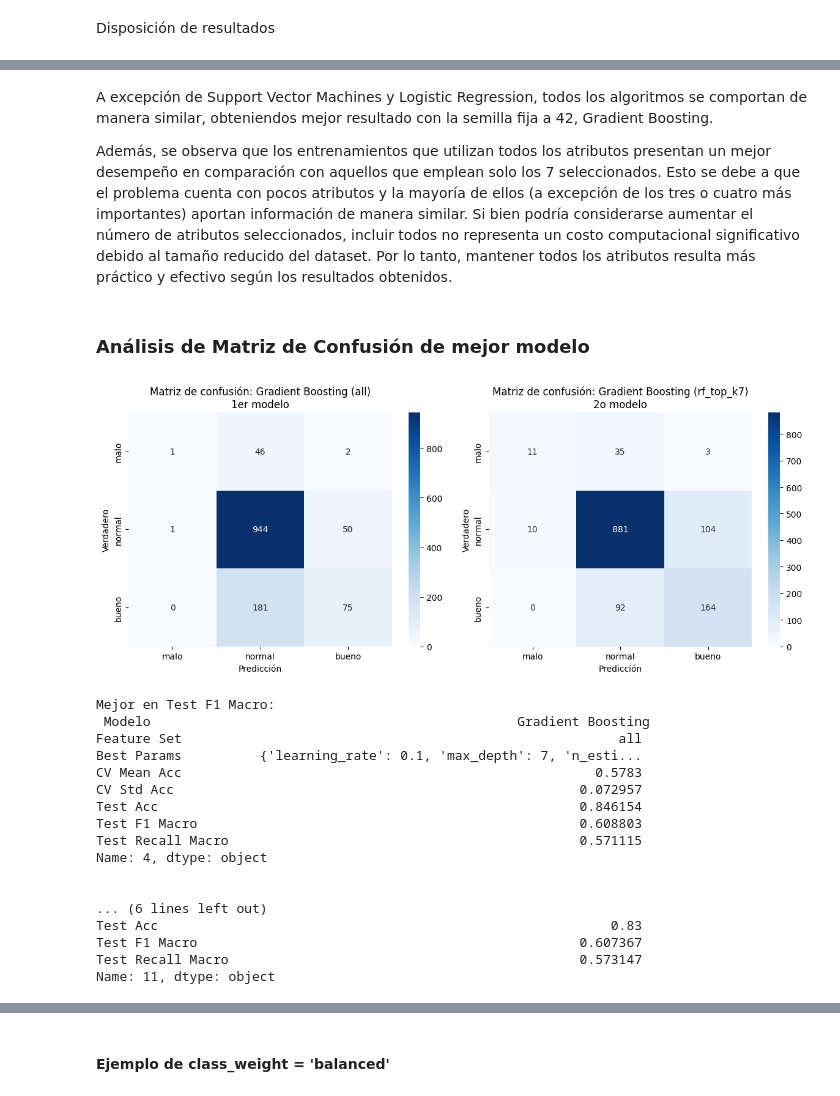
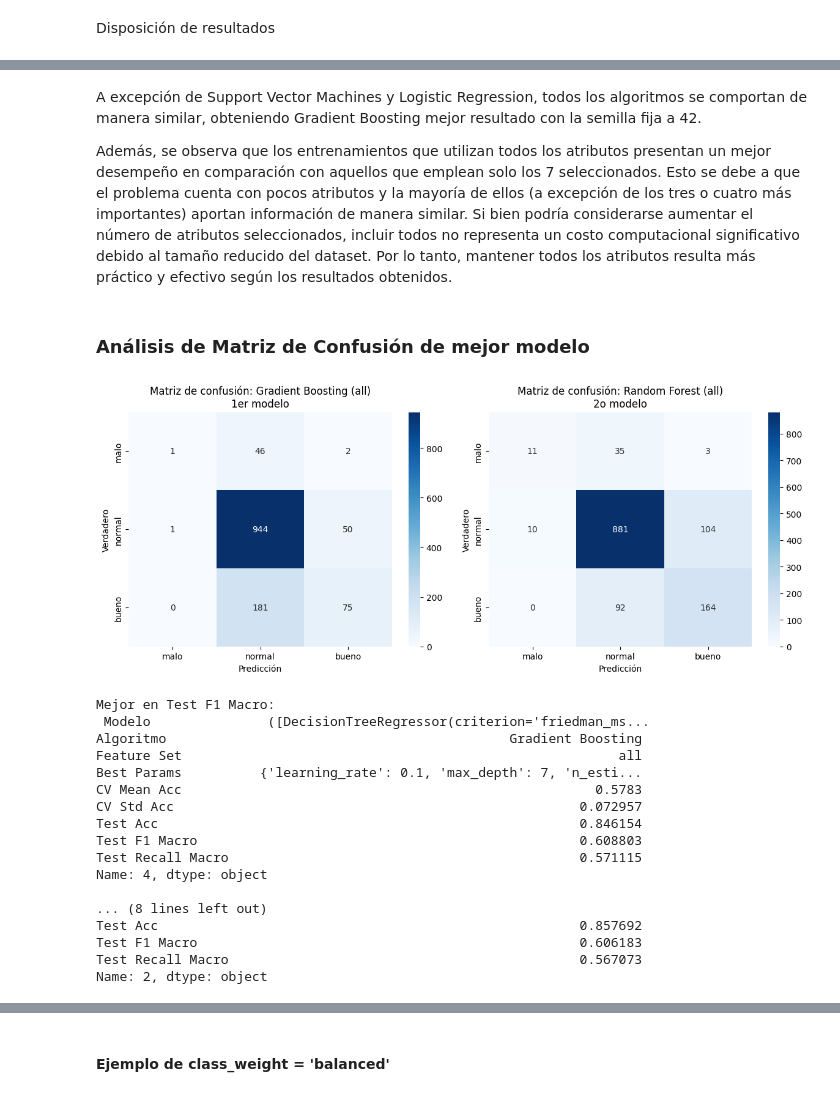
Before and after one commit to carlosbelop/CBL-TestDataScience-1, a Jupyter notebook: notebooks/CBL-TestDataScience-1.ipynb, the cells around one changed output, grey strips where cells are left out. Saved outputs shown, nothing was run; the diff lists cells and outputs as text; code cells hidden in the pictures.

```diff
--- a/notebooks/CBL-TestDataScience-1.ipynb
+++ b/notebooks/CBL-TestDataScience-1.ipynb
@@ -430,6 +439,7 @@ def evaluate_models_with_grid(param_grid: dict, selected_sets: dict, X_train: np
 
     for set_name, feat_list in selected_sets.items():
         idxs = [feature_names.index(f) for f in feat_list]
+        idxs.sort()
         X_tr_sub = X_train[:, idxs]
         X_te_sub = X_test[:, idxs]
 
@@ -559,7 +569,8 @@ Disposición de resultados
 
 # Convertimos a tabla
 df_results = pd.DataFrame([{
-    'Modelo': r['Algorithm'],
+    'Modelo': r['best_model'],
+    'Algoritmo': r['Algorithm'],
     'Feature Set': r['feature_set'],
     'Best Params': r['best_params'],
     'CV Mean Acc': r['cv_mean_acc'],
@@ -574,7 +585,7 @@ df_results = df_results.sort_values(by='Test F1 Macro', ascending=False)
 
 # Resultados en formato tabla
 print(tabulate(
-    df_results[['Modelo', 'Feature Set', 'CV Mean Acc', 'Test Acc', 'Test F1 Macro', 'Test Recall Macro']],
+    df_results[['Algoritmo', 'Feature Set', 'CV Mean Acc', 'Test Acc', 'Test F1 Macro', 'Test Recall Macro']],
     headers='keys',
     tablefmt='fancy_grid',
     showindex=False
@@ -610,5 +621,5 @@ plt.show()
 # %% [markdown]
-A excepción de Support Vector Machines y Logistic Regression, todos los algoritmos se comportan de manera similar, obteniendos mejor resultado con la semilla fija a 42, Gradient Boosting.
+A excepción de Support Vector Machines y Logistic Regression, todos los algoritmos se comportan de manera similar, obteniendo Gradient Boosting mejor resultado con la semilla fija a 42.
 
 Además, se observa que los entrenamientos que utilizan todos los atributos presentan un mejor desempeño en comparación con aquellos que emplean solo los 7 seleccionados. Esto se debe a que el problema cuenta con pocos atributos y la mayoría de ellos (a excepción de los tres o cuatro más importantes) aportan información de manera similar. Si bien podría considerarse aumentar el número de atributos seleccionados, incluir todos no representa un costo computacional significativo debido al tamaño reducido del dataset. Por lo tanto, mantener todos los atributos resulta más práctico y efectivo según los resultados obtenidos.
 # %% [markdown]
@@ -617,38 +628,39 @@ Además, se observa que los entrenamientos que utilizan todos los atributos pres
 # Buscamos el mejor resultado por Test F1 Macro
 best_row_f1 = df_results.iloc[0]
 
 y_pred_f1 = results[0]['y_pred']
 cm_f1 = confusion_matrix(y_test, y_pred_f1)
 
 # Buscamos el segundo mejor resultado
 second_best_row_f1 = df_results.iloc[1]
 
 second_y_pred_f1 = results[1]['y_pred']
 second_cm = confusion_matrix(y_test, second_y_pred_f1)
 
 # Mostrar ambas matrices de confusión
 fig, axes = plt.subplots(1, 2, figsize=(12, 5))
 
 sns.heatmap(cm_f1, annot=True, fmt='d', cmap='Blues', xticklabels=['malo', 'normal', 'bueno'], yticklabels=['malo', 'normal', 'bueno'], ax=axes[0])
-axes[0].set_title(f'Matriz de confusión: {best_row_f1["Modelo"]} ({best_row_f1["Feature Set"]})\n1er modelo')
+axes[0].set_title(f'Matriz de confusión: {best_row_f1["Algoritmo"]} ({best_row_f1["Feature Set"]})\n1er modelo')
 axes[0].set_xlabel('Predicción')
 axes[0].set_ylabel('Verdadero')
 
 sns.heatmap(second_cm, annot=True, fmt='d', cmap='Blues', xticklabels=['malo', 'normal', 'bueno'], yticklabels=['malo', 'normal', 'bueno'], ax=axes[1])
-axes[1].set_title(f'Matriz de confusión: {second_best_row_f1["Modelo"]} ({second_best_row_f1["Feature Set"]})\n2o modelo')
+axes[1].set_title(f'Matriz de confusión: {second_best_row_f1["Algoritmo"]} ({second_best_row_f1["Feature Set"]})\n2o modelo')
 axes[1].set_xlabel('Predicción')
 axes[1].set_ylabel('Verdadero')
 
 plt.tight_layout()
 plt.savefig(FIGURES/ "confussion_matrix.jpg", dpi=300, bbox_inches="tight")
 plt.show()
 print("Mejor en Test F1 Macro:\n", best_row_f1)
 print("\n")
 print("Mejor en Test Acc:\n", second_best_row_f1)
 # %% [output]
-[figure, old version]
+[figure, new version]
 Mejor en Test F1 Macro:
- Modelo                                               Gradient Boosting
+ Modelo               ([DecisionTreeRegressor(criterion='friedman_ms...
+Algoritmo                                            Gradient Boosting
 Feature Set                                                        all
 Best Params          {'learning_rate': 0.1, 'max_depth': 7, 'n_esti...
 CV Mean Acc                                                     0.5783
@@ -658,11 +670,10 @@ Test F1 Macro                                                 0.608803
 Test Recall Macro                                             0.571115
 Name: 4, dtype: object
 
-
-... (6 lines left out)
-Test Acc                                                          0.83
-Test F1 Macro                                                 0.607367
-Test Recall Macro                                             0.573147
-Name: 11, dtype: object
+... (8 lines left out)
+Test Acc                                                      0.857692
+Test F1 Macro                                                 0.606183
+Test Recall Macro                                             0.567073
+Name: 2, dtype: object
 # %% [markdown]
 Viendo ambos modelos con parecidos resultados, no es tan importante la selección de uno o de otro. En mi caso, usaré el segundo porque considero que generaliza mejor y predice más de las clases minoritarias.
```
Also changed, not shown: parts of 8 cells of this notebook, 10 other files.
